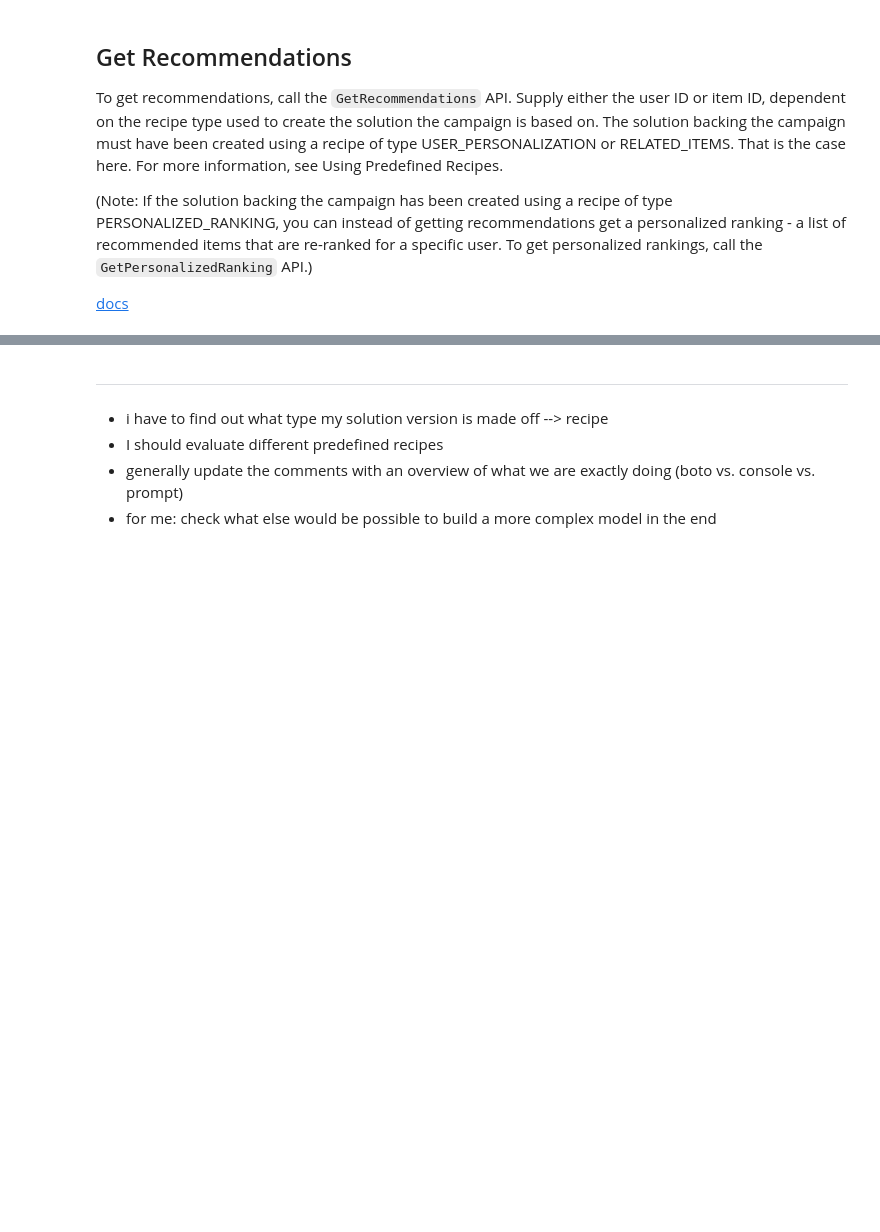
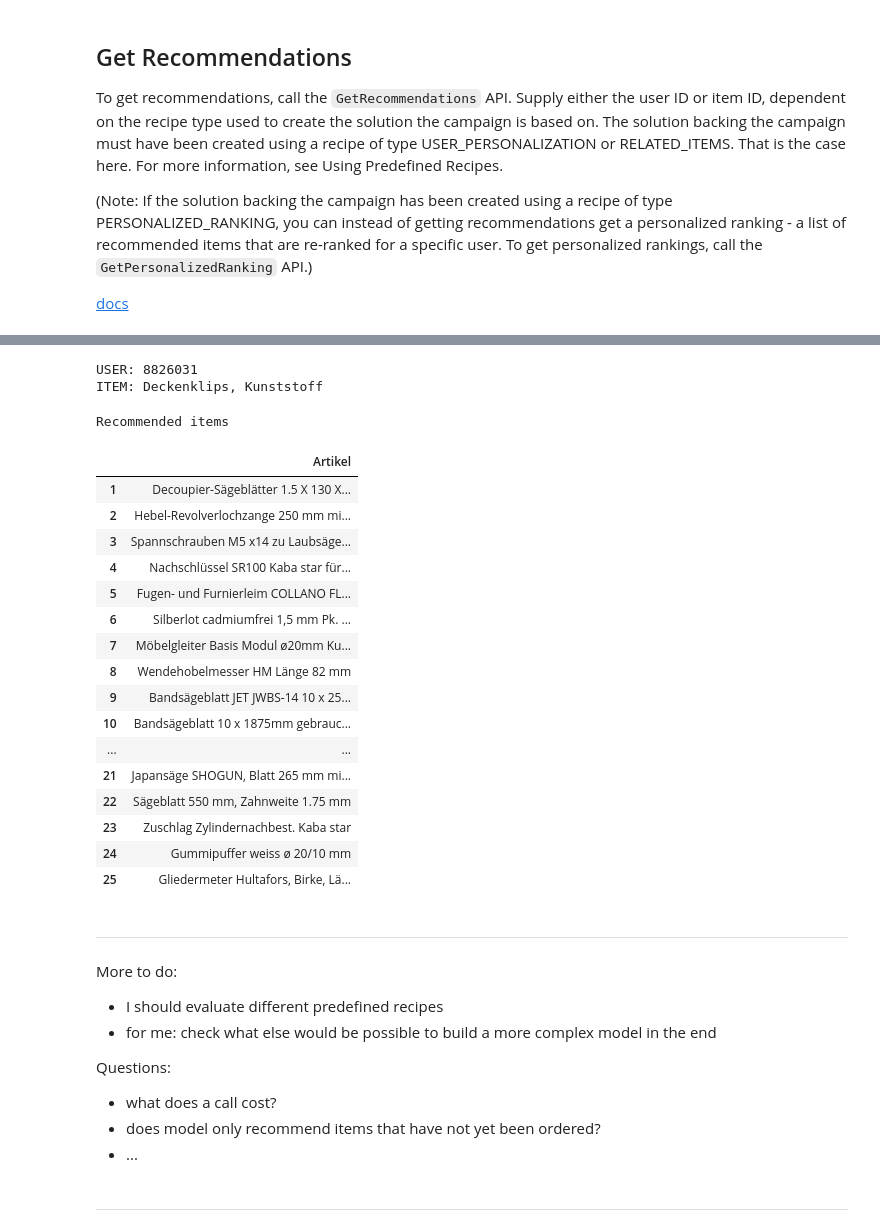
Before and after one commit to ram16195/AWS-personalize, a Jupyter notebook: 1_AWS-Recommender_Retail.ipynb, the cells around one changed output, grey strips where cells are left out. Saved outputs shown, nothing was run; the diff lists cells and outputs as text; code cells hidden in the pictures; blank space fills up the shorter version.

Commit message:
FEAT: get recommendations

```diff
--- a/1_AWS-Recommender_Retail.ipynb
+++ b/1_AWS-Recommender_Retail.ipynb
@@ -675,40 +671,60 @@ artikel_raw.head()
 # %%
-"""Select a user and an item"""
+"""Select a random user-item combination from transaction set"""
 
-# Prepare dataframe for recommendations to display the artikel name
-artikel = artikel_raw[['id', 'name']]
-artikel.columns = ['ITEM_ID', 'TITLE']
+user_id, item_id = interactions.iloc[:,:2].sample().values[0]
+item_title = artikel.loc[artikel['ITEM_ID'] == item_id].values[0][-1]
 
-user_id, item_id, _ = sales.sample().values[0]
-# item_title = items.loc[items['ITEM_ID'] == item_id].values[0][-1]
-# print("USER: {}".format(user_id))
-# print("ITEM: {}".format(item_title))
+print("USER:", user_id)
+print("ITEM:",item_title)
 
 # items
+# %% [output]
+USER: 8826031
+ITEM: Deckenklips, Kunststoff
-# %%
-"""Get the recommendations"""
-
-get_recommendations_response = personalize_runtime.get_recommendations(
-    campaignArn = campaign_arn,
-    userId = 'User ID')
-
-print("Recommended items")
-for item in get_recommendations_response['itemList']:
-    print (item['itemId'])
 # %%
+"""Get the recommendations"""
+
 get_recommendations_response = personalize_runtime.get_recommendations(
     campaignArn = campaign_arn,
-    userId = str(user_id),
-    itemId = str(item_id))
+    userId = 'User ID')
 
 item_list = get_recommendations_response['itemList']
-title_list = [items.loc[items['ITEM_ID'] == np.int(item['itemId'])].values[0][-1] for item in item_list]
+recommendations = pd.DataFrame(
+    [artikel.loc[artikel['ITEM_ID'] == item['itemId']].values[0][-1] for item in item_list],
+    columns=['Artikel'],
+    index = np.arange(1,26,1))
 
-print("Recommendations: {}".format(json.dumps(title_list, indent=2)))
+print("Recommended items")
+display(recommendations)
+# %% [output]
+Recommended items
+|  | Artikel |
+| 1 | Decoupier-Sägeblätter 1.5 X 130 X... |
+| 2 | Hebel-Revolverlochzange 250 mm mi... |
+| 3 | Spannschrauben M5 x14 zu Laubsäge... |
+| 4 | Nachschlüssel SR100 Kaba star für... |
+| 5 | Fugen- und Furnierleim COLLANO FL... |
+| 6 | Silberlot cadmiumfrei 1,5 mm Pk. ... |
+| 7 | Möbelgleiter Basis Modul ø20mm Ku... |
+| 8 | Wendehobelmesser HM Länge 82 mm |
+| 9 | Bandsägeblatt JET JWBS-14 10 x 25... |
+| 10 | Bandsägeblatt 10 x 1875mm gebrauc... |
+| ... | ... |
+| 21 | Japansäge SHOGUN, Blatt 265 mm mi... |
+| 22 | Sägeblatt 550 mm, Zahnweite 1.75 mm |
+| 23 | Zuschlag Zylindernachbest. Kaba star |
+| 24 | Gummipuffer weiss ø 20/10 mm |
+| 25 | Gliedermeter Hultafors, Birke, Lä... |
 # %% [markdown]
 ---
 # %% [markdown]
-- i have to find out what type my solution version is made off --> recipe
+More to do:
 - I should evaluate different predefined recipes
-- generally update the comments with an overview of what we are exactly doing (boto vs. console vs. prompt)
 - for me: check what else would be possible to build a more complex model in the end
+
+Questions:
+- what does a call cost?
+- does model only recommend items that have not yet been ordered?
+- ...
+# %% [markdown]
+---
```
Also changed, not shown: parts of 4 cells of this notebook.
